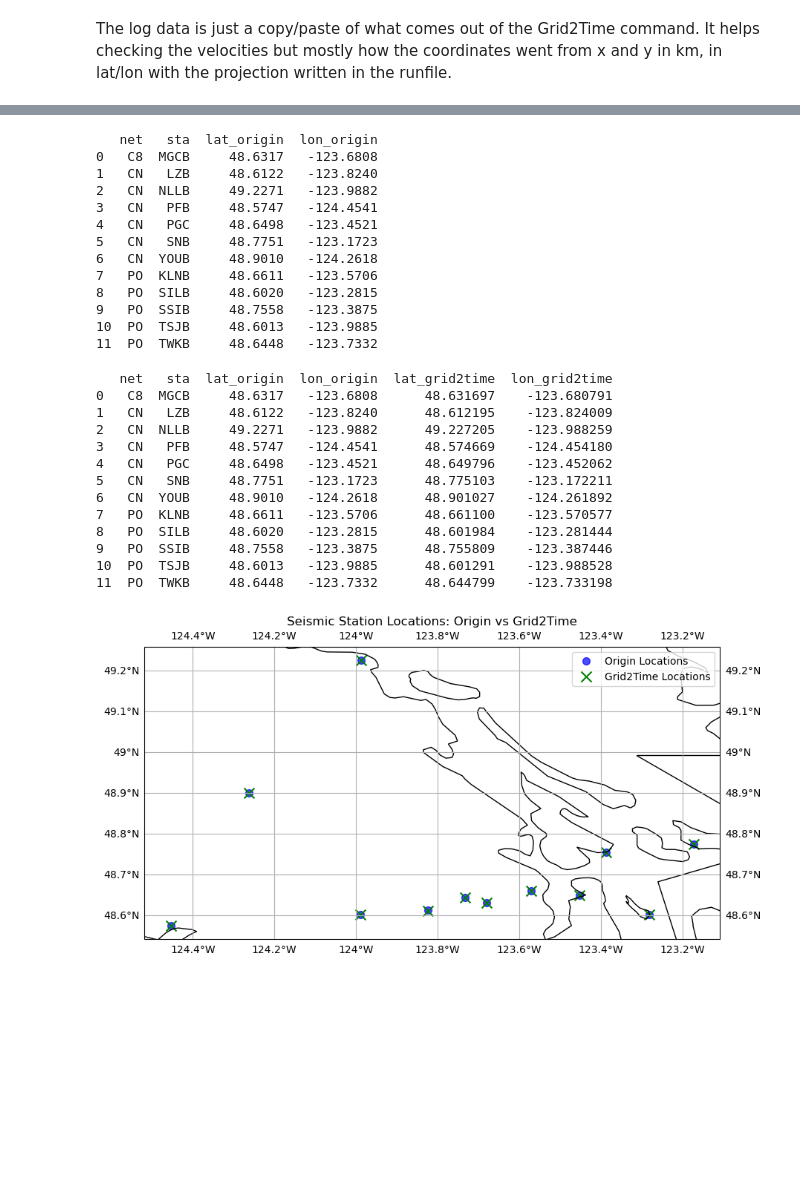
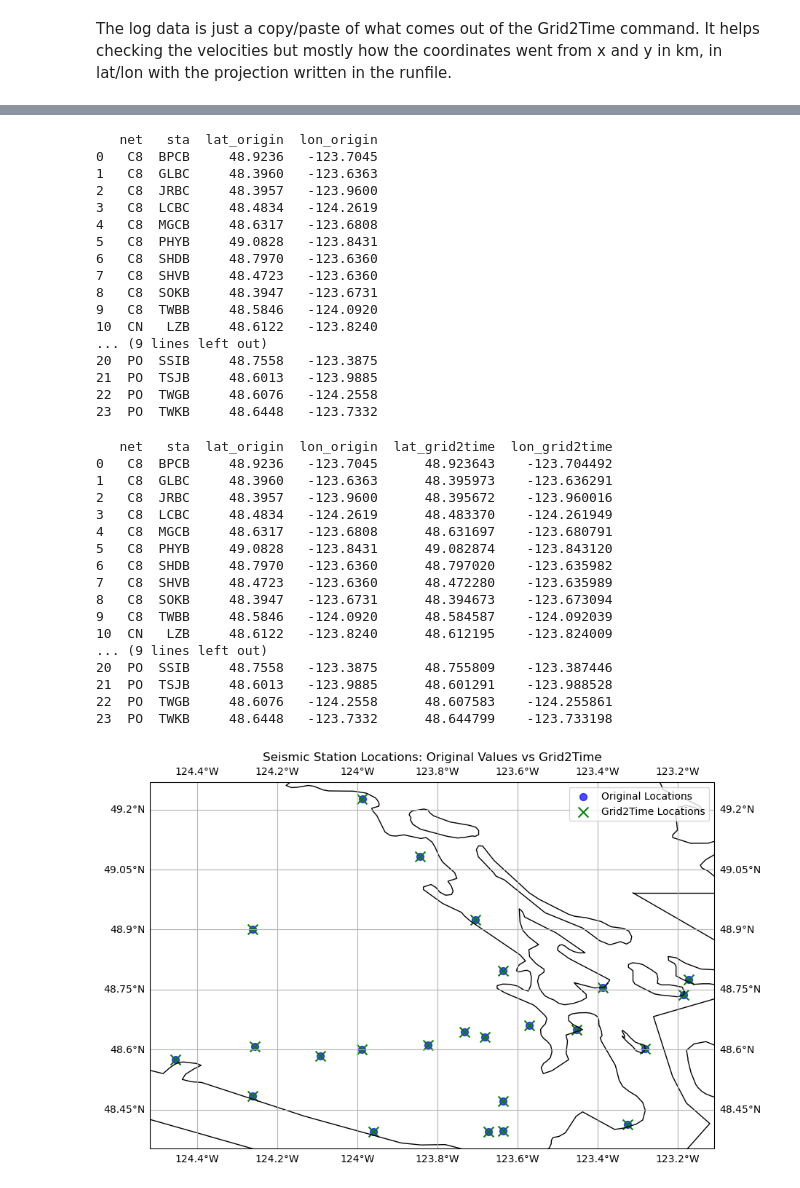
Before and after one commit to papinlois/sw4, a Jupyter notebook: project/NonLinLoc/Grids_Verifications.ipynb, the cells around one changed output, grey strips where cells are left out. Cells and saved outputs as stored; diff of their text form; code cells hidden in the pictures; blank space fills up the shorter version.

```diff
--- a/project/NonLinLoc/Grids_Verifications.ipynb
+++ b/project/NonLinLoc/Grids_Verifications.ipynb
@@ -117,66 +168,74 @@ else:
 stas=pd.read_csv('stations.csv', usecols=[0, 1, 2, 3, 4],
                     names=['net', 'sta', 'lat_origin', 'lon_origin', 'elev'], header=0, delimiter='|')
 # Matching the stations with the one used in the picker
-stations_to_keep = {'SSIB', 'SILB', 'TSJB', 'TWKB', 'KLNB', 'LZB', 'PGC', 'PFB', 'MGCB', 'NLLB', 'SNB', 'YOUB'}
-stas = stas[stas['sta'].isin(stations_to_keep)].reset_index(drop=True)
+#stations_to_keep = {'SSIB', 'SILB', 'TSJB', 'TWKB', 'KLNB', 'LZB', 'PGC', 'PFB', 'MGCB', 'NLLB', 'SNB', 'YOUB'}
+#stas = stas[stas['sta'].isin(stations_to_keep)].reset_index(drop=True)
 stas=stas.drop(columns=['elev'])
 print(stas)
 # %% [output]
    net   sta  lat_origin  lon_origin
-0   C8  MGCB     48.6317   -123.6808
-1   CN   LZB     48.6122   -123.8240
-2   CN  NLLB     49.2271   -123.9882
-3   CN   PFB     48.5747   -124.4541
-4   CN   PGC     48.6498   -123.4521
-5   CN   SNB     48.7751   -123.1723
-6   CN  YOUB     48.9010   -124.2618
-7   PO  KLNB     48.6611   -123.5706
-8   PO  SILB     48.6020   -123.2815
-9   PO  SSIB     48.7558   -123.3875
-10  PO  TSJB     48.6013   -123.9885
-11  PO  TWKB     48.6448   -123.7332
+0   C8  BPCB     48.9236   -123.7045
+1   C8  GLBC     48.3960   -123.6363
+2   C8  JRBC     48.3957   -123.9600
+3   C8  LCBC     48.4834   -124.2619
+4   C8  MGCB     48.6317   -123.6808
+5   C8  PHYB     49.0828   -123.8431
+6   C8  SHDB     48.7970   -123.6360
+7   C8  SHVB     48.4723   -123.6360
+8   C8  SOKB     48.3947   -123.6731
+9   C8  TWBB     48.5846   -124.0920
+10  CN   LZB     48.6122   -123.8240
+... (9 lines left out)
+20  PO  SSIB     48.7558   -123.3875
+21  PO  TSJB     48.6013   -123.9885
+22  PO  TWGB     48.6076   -124.2558
+23  PO  TWKB     48.6448   -123.7332
 # %%
 # Merge the two DataFrames on the station
 merged_df = pd.merge(stas, df, on='sta')
 print(merged_df)
 # %% [output]
    net   sta  lat_origin  lon_origin  lat_grid2time  lon_grid2time
-0   C8  MGCB     48.6317   -123.6808      48.631697    -123.680791
-1   CN   LZB     48.6122   -123.8240      48.612195    -123.824009
-2   CN  NLLB     49.2271   -123.9882      49.227205    -123.988259
-3   CN   PFB     48.5747   -124.4541      48.574669    -124.454180
-4   CN   PGC     48.6498   -123.4521      48.649796    -123.452062
-5   CN   SNB     48.7751   -123.1723      48.775103    -123.172211
-6   CN  YOUB     48.9010   -124.2618      48.901027    -124.261892
-7   PO  KLNB     48.6611   -123.5706      48.661100    -123.570577
-8   PO  SILB     48.6020   -123.2815      48.601984    -123.281444
-9   PO  SSIB     48.7558   -123.3875      48.755809    -123.387446
-10  PO  TSJB     48.6013   -123.9885      48.601291    -123.988528
-11  PO  TWKB     48.6448   -123.7332      48.644799    -123.733198
+0   C8  BPCB     48.9236   -123.7045      48.923643    -123.704492
+1   C8  GLBC     48.3960   -123.6363      48.395973    -123.636291
+2   C8  JRBC     48.3957   -123.9600      48.395672    -123.960016
+3   C8  LCBC     48.4834   -124.2619      48.483370    -124.261949
+4   C8  MGCB     48.6317   -123.6808      48.631697    -123.680791
+5   C8  PHYB     49.0828   -123.8431      49.082874    -123.843120
+6   C8  SHDB     48.7970   -123.6360      48.797020    -123.635982
+7   C8  SHVB     48.4723   -123.6360      48.472280    -123.635989
+8   C8  SOKB     48.3947   -123.6731      48.394673    -123.673094
+9   C8  TWBB     48.5846   -124.0920      48.584587    -124.092039
+10  CN   LZB     48.6122   -123.8240      48.612195    -123.824009
+... (9 lines left out)
+20  PO  SSIB     48.7558   -123.3875      48.755809    -123.387446
+21  PO  TSJB     48.6013   -123.9885      48.601291    -123.988528
+22  PO  TWGB     48.6076   -124.2558      48.607583    -124.255861
+23  PO  TWKB     48.6448   -123.7332      48.644799    -123.733198
 # %%
 import matplotlib.pyplot as plt
 import cartopy.crs as ccrs
 import cartopy.feature as cfeature
 
 # Create a figure to compare both coordinates: original and projected
 fig = plt.figure(figsize=(10, 8))
 ax = plt.axes(projection=ccrs.PlateCarree())
 ax.coastlines(resolution='10m')
 ax.add_feature(cfeature.BORDERS)
 # Plot origin locations (lat_origin, lon_origin) as blue circles
-ax.scatter(merged_df['lon_origin'], merged_df['lat_origin'], color='blue', label='Origin Locations',
+ax.scatter(merged_df['lon_origin'], merged_df['lat_origin'], color='blue', label='Original Locations',
            s=50, marker='o', alpha=0.7)
 # Plot grid2time locations (lat_grid2time, lon_grid2time) as green x's
 ax.scatter(merged_df['lon_grid2time'], merged_df['lat_grid2time'], color='green', label='Grid2Time Locations',
            s=100, marker='x')
 plt.legend()
-plt.title('Seismic Station Locations: Origin vs Grid2Time')
+plt.title('Seismic Station Locations: Original Values vs Grid2Time')
 plt.xlabel('Longitude')
 plt.ylabel('Latitude')
 ax.gridlines(draw_labels=True)
 plt.show()
 # %% [output]
-[figure, old version]
+[figure, new version]
 # %%
 import matplotlib.pyplot as plt
 import matplotlib.ticker as mticker
```
Also changed, not shown: parts of 5 cells of this notebook, 2 other files.
